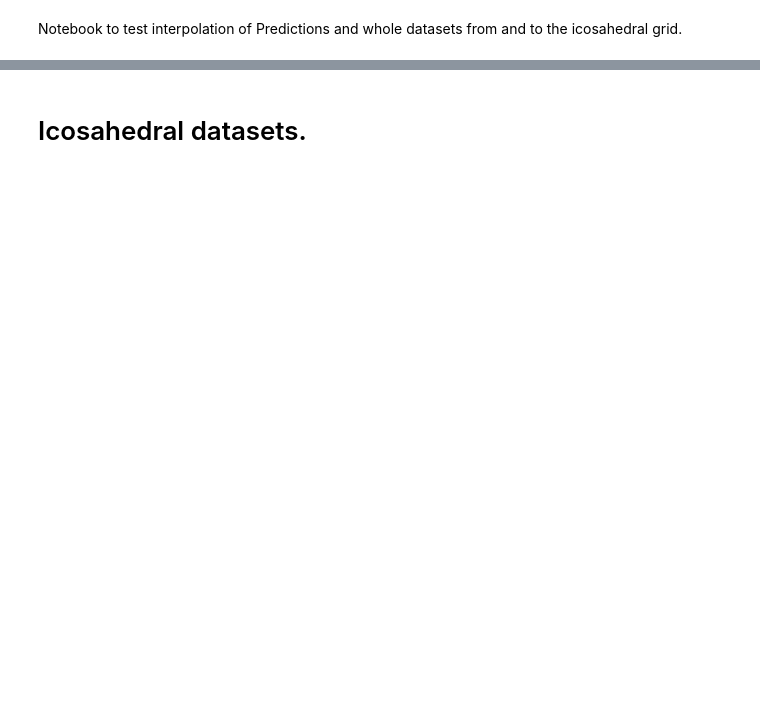
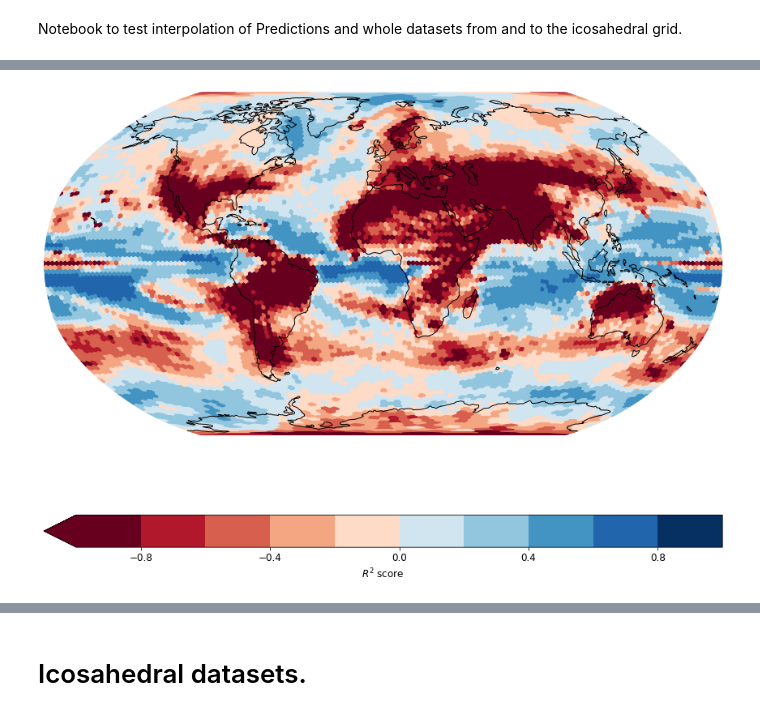
Before and after one commit to jonathanwider/isoEm, a Jupyter notebook: Test_Interpolatepy.ipynb, the cells around one changed output, grey strips where cells are left out. Saved outputs shown, nothing was run; the diff lists cells and outputs as text; code cells hidden in the pictures; blank space fills up the shorter version.

```diff
--- a/Test_Interpolatepy.ipynb
+++ b/Test_Interpolatepy.ipynb
@@ -70,0 +70,4 @@ a["DATASET_DESCRIPTION"]
+# %%
+d_reduced = descriptions_list[0]["DATASET_DESCRIPTION"]
+for l in ignore_vars:
+    d_reduced.pop(l, None)
@@ -70,0 +87,4 @@ a["DATASET_DESCRIPTION"]
+# %%
+gt = ds["test"]["targets"].reshape(ds["test"]["targets"].shape[0],-1)
+# %%
+r2 = get_r2(gt, predictions_list[0])
@@ -70,0 +93,9 @@ a["DATASET_DESCRIPTION"]
+# %%
+fig, ax = plt.subplots(nrows=1, ncols=1, subplot_kw={'projection': r2_style["PROJECTION"]}, figsize=r2_style["FIGSIZE"])
+
+plot_ico_map(ax, r2, {"RESOLUTION": 5}, r2_style)
+
+plt.axis("off")
+plt.show()
+# %% [output]
+[figure, added]
```
Also changed, not shown: parts of 16 cells of this notebook, 3 other files.
